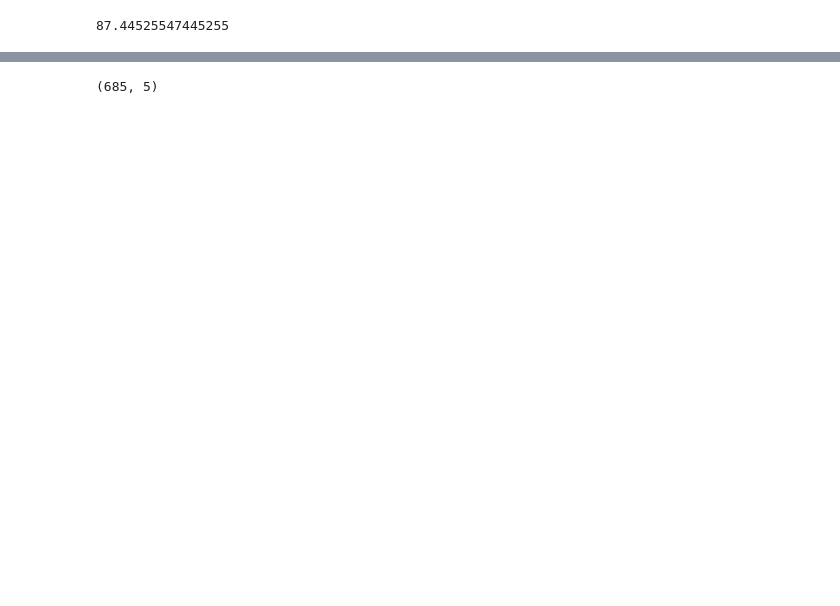
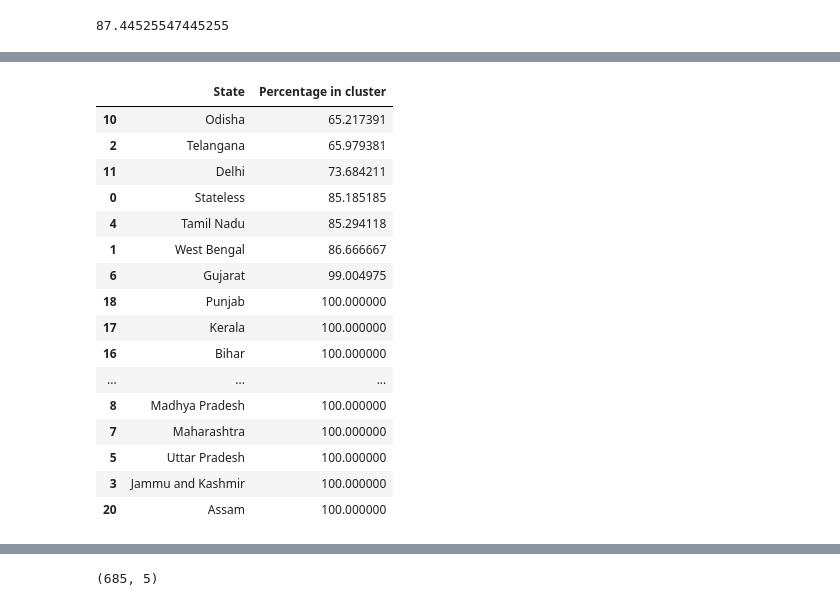
Before and after one commit to xander412/fmml2021, a Jupyter notebook: Project_Module2.ipynb, the cells around one changed output, grey strips where cells are left out. Cells and saved outputs as stored; diff of their text form; code cells hidden in the pictures; blank space fills up the shorter version.

```diff
--- a/Project_Module2.ipynb
+++ b/Project_Module2.ipynb
@@ -626,2 +622,5 @@ KeyError: ignored
 # %%
+clusterSpreadTable = pd.DataFrame(columns = ['State','Percentage in cluster'])
 spreadArray = np.array([(mainCluster['State'].value_counts()[x] / final_df['State'].value_counts()[x]) * 100 for x in final_df['State'].unique()])
+clusterSpreadTable['State'] = final_df['State'].unique()
+clusterSpreadTable['Percentage in cluster'] = spreadArray
@@ -687,0 +627,20 @@ print(dat.shape)
+# %%
+clusterSpreadTable.sort_values(['Percentage in cluster'])
+# %% [output]
+|  | State | Percentage in cluster |
+| 10 | Odisha | 65.217391 |
+| 2 | Telangana | 65.979381 |
+| 11 | Delhi | 73.684211 |
+| 0 | Stateless | 85.185185 |
+| 4 | Tamil Nadu | 85.294118 |
+| 1 | West Bengal | 86.666667 |
+| 6 | Gujarat | 99.004975 |
+| 18 | Punjab | 100.000000 |
+| 17 | Kerala | 100.000000 |
+| 16 | Bihar | 100.000000 |
+| ... | ... | ... |
+| 8 | Madhya Pradesh | 100.000000 |
+| 7 | Maharashtra | 100.000000 |
+| 5 | Uttar Pradesh | 100.000000 |
+| 3 | Jammu and Kashmir | 100.000000 |
+| 20 | Assam | 100.000000 |
```
Also changed, not shown: parts of 7 cells of this notebook.
